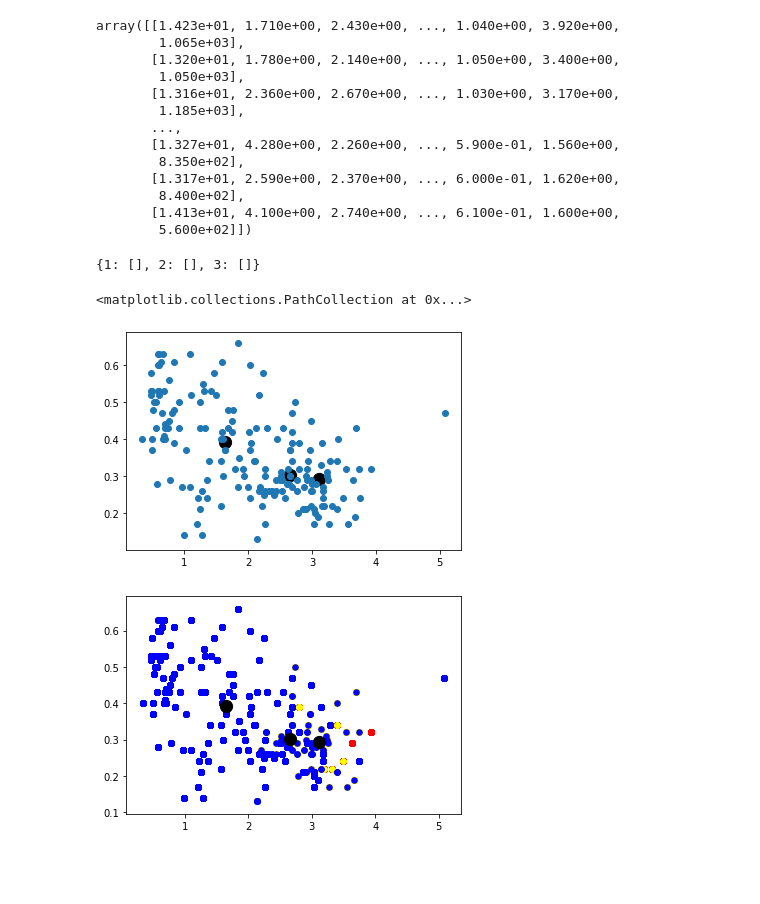
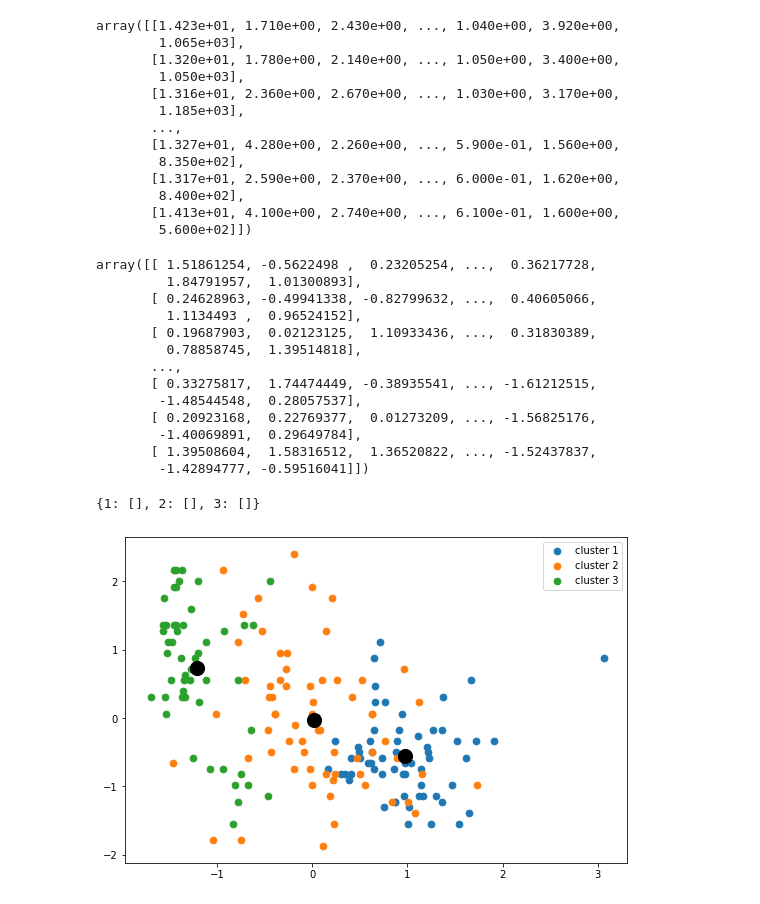
Before and after one commit to michelemeo/ADM-HW4, a Jupyter notebook: ex3-kmeans.ipynb, the cells around one changed output. Drawn from its saved outputs; the diff is of its cells as text; code cells hidden in the pictures; blank space fills up the shorter version.

```diff
--- a/ex3-kmeans.ipynb
+++ b/ex3-kmeans.ipynb
@@ -42,16 +43,26 @@ array([[1.423e+01, 1.710e+00, 2.430e+00, ..., 1.040e+00, 3.920e+00,
         8.400e+02],
        [1.413e+01, 4.100e+00, 2.740e+00, ..., 6.100e-01, 1.600e+00,
         5.600e+02]])
+# %%
+data_matrix = StandardScaler().fit_transform(data)
+data_matrix
+# %% [output]
+array([[ 1.51861254, -0.5622498 ,  0.23205254, ...,  0.36217728,
+         1.84791957,  1.01300893],
+       [ 0.24628963, -0.49941338, -0.82799632, ...,  0.40605066,
+         1.1134493 ,  0.96524152],
+       [ 0.19687903,  0.02123125,  1.10933436, ...,  0.31830389,
+         0.78858745,  1.39514818],
+       ...,
+       [ 0.33275817,  1.74474449, -0.38935541, ..., -1.61212515,
+        -1.48544548,  0.28057537],
+       [ 0.20923168,  0.22769377,  0.01273209, ..., -1.56825176,
+        -1.40069891,  0.29649784],
+       [ 1.39508604,  1.58316512,  1.36520822, ..., -1.52437837,
+        -1.42894777, -0.59516041]])
 # %%
 C = clust.Kmeans(3, len(features))
 # %%
 C.Cluster
 # %% [output]
 {1: [], 2: [], 3: []}
-# %%
-C.random_centers(data)
-C.clustering(data)
-
-for i in range(200):
-    C.update_centers()
-    C.clustering(data)
@@ -62,15 +69,22 @@ cluster3 = np.array(C.Cluster[3])
-# %%
-plt.scatter(C.C[:,6], C.C[:,7], c ="black", s=150)
-plt.scatter(data[:,6], data[:,7])
-#plt.scatter(cluster1[:,0], cluster1[:,1], c="red")
-# %% [output]
-<matplotlib.collections.PathCollection at 0x...>
-[figure, removed]
-# %%
-plt.scatter(cluster1[:,6], cluster1[:,7], c="red", s=30)
-plt.scatter(cluster2[:,6], cluster2[:,7], c="yellow", s=30)
-plt.scatter(cluster3[:,6], cluster3[:,7], c="blue", s=30)
-plt.scatter(C.C[:,6], C.C[:,7], c ="black", s=150)
-plt.show()
-# %% [output]
-[figure, removed]
+# %%
+C.random_centers(data_matrix)
+C.clustering(data_matrix)
+cost_function_values = np.zeros(100)
+up = 0
+
+while (up <= 1) or (abs(cost_function_values[up-1]-cost_function_values[up-2]) > 0.1):
+    cost_function_values[up] = C.cost_function()
+    C.update_centers()
+    C.clustering(data_matrix)
+    up += 1
+# %%
+fig = plt.figure(figsize=(9,6))
+
+for i in range(C.K):
+    cluster = np.array(C.Cluster[i+1])
+    plt.scatter(cluster[:,6], cluster[:,7], s=45, label="cluster "+str(i+1))
+plt.scatter(C.C[:,6], C.C[:,7], c="black", s=200)
+plt.legend()
+plt.show()
+# %% [output]
+[figure, added]
```
Also changed, not shown: parts of 3 cells of this notebook.
